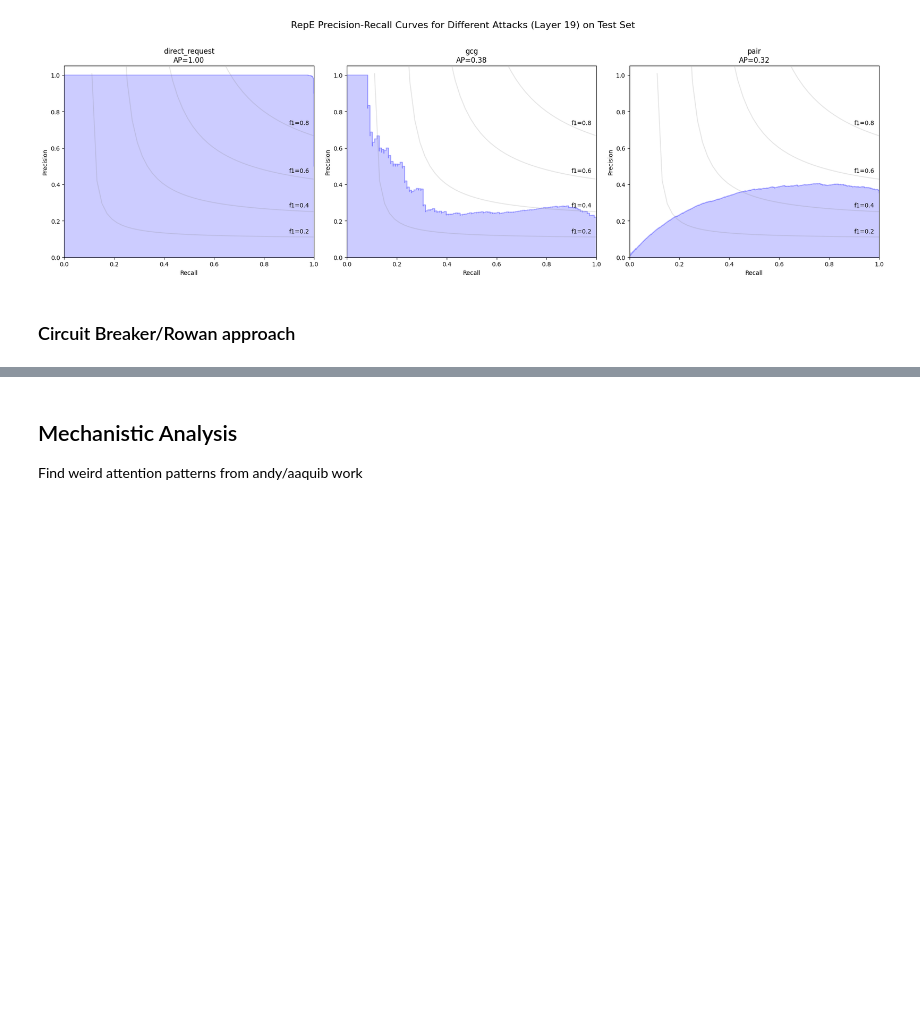
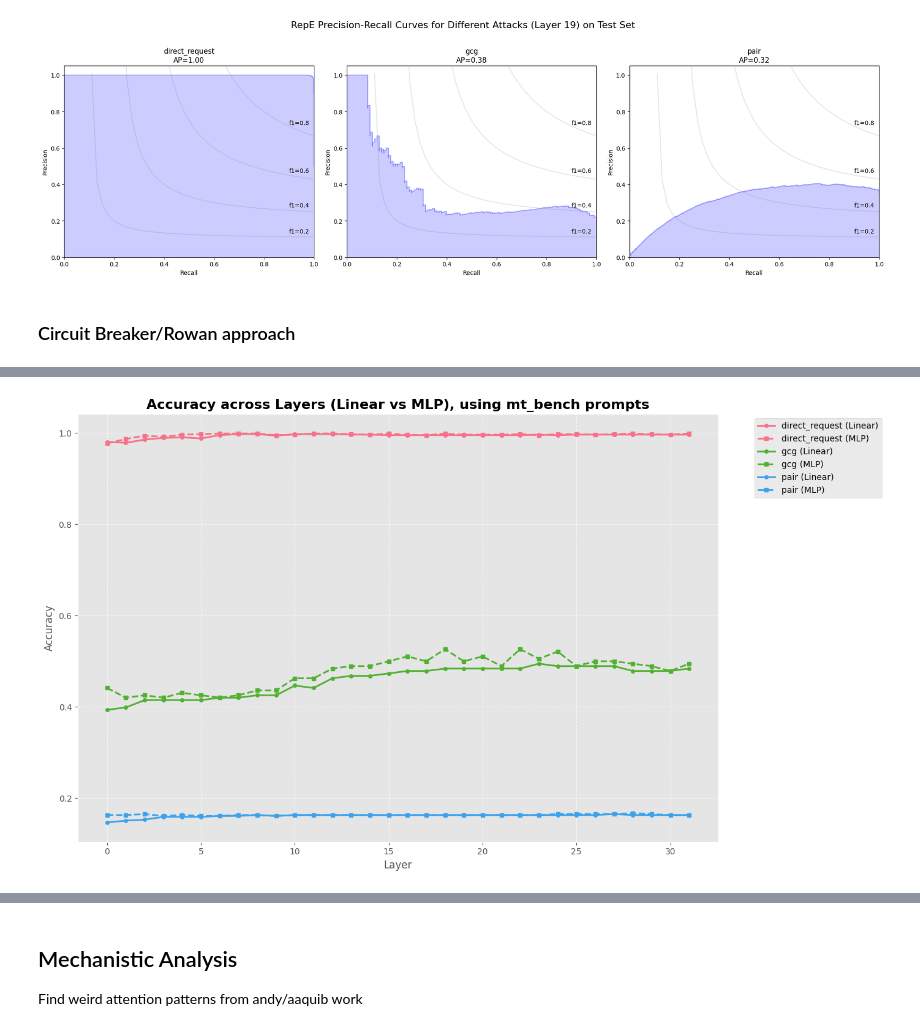
Before and after one commit to abhay-sheshadri/sae_experiments, a Jupyter notebook: jailbreak_mad_baselines.ipynb, the cells around one changed output, grey strips where cells are left out. Cells and saved outputs as stored; diff of their text form; code cells hidden in the pictures; blank space fills up the shorter version.

```diff
--- a/jailbreak_mad_baselines.ipynb
+++ b/jailbreak_mad_baselines.ipynb
@@ -612,0 +718,86 @@ mlp_probe.fit(all_data, labels)
+# %%
+use_mt_bench = True
+
+linear_accuracies = defaultdict(list)
+mlp_accuracies = defaultdict(list)
+linear_roc_aucs = defaultdict(list)
+mlp_roc_aucs = defaultdict(list)
+linear_average_precisions = defaultdict(list)
+mlp_average_precisions = defaultdict(list)
+
+if use_mt_bench:
+    test_benign_data = mt_bench_cache
+else:
+    test_benign_data = benign_test_cache
+
+do_test = False
+
+if do_test:
+    for layer in tqdm(range(model.cfg.n_layers)):
+        all_data = np.concatenate([sample_harmful_cache[layer].float().numpy(), sample_benign_cache[layer].float().numpy()])
+        labels = np.concatenate([np.ones(sample_harmful_cache[layer].shape[0]), np.zeros(sample_benign_cache[layer].shape[0])])
+        # shuffle
+        shuffle_indices = np.arange(len(all_data))
+        np.random.shuffle(shuffle_indices)
+        all_data = all_data[shuffle_indices]
+        labels = labels[shuffle_indices]
+
+        # train linear probe
+        linear_probe = LogisticRegression(max_iter=1000)
+        linear_probe.fit(all_data, labels)
+
+        # train 2 layer MLP probe, hidden layer sizes 32, 32
+        mlp_probe = MLPClassifier(hidden_layer_sizes=(32, 32), max_iter=1000000)
+        mlp_probe.fit(all_data, labels)
+
+        # evaluate on test set + attacks
+        for attack_name in attack_names:
+            attack_data = attack_cache[attack_name][layer].float().numpy()
+            test_data = np.concatenate([test_benign_data[layer].float().numpy(), attack_data])
+            test_labels = np.concatenate([np.zeros(test_benign_data[layer].shape[0]), np.ones(attack_data.shape[0])])
+            linear_accuracy, linear_roc_auc, linear_average_precision, _, _, _, _ = evaluate_probe(linear_probe, test_data, test_labels, plot=False)
+            mlp_accuracy, mlp_roc_auc, mlp_average_precision, _, _, _, _ = evaluate_probe(mlp_probe, test_data, test_labels, plot=False)
+            linear_accuracies[attack_name].append(linear_accuracy)
+            mlp_accuracies[attack_name].append(mlp_accuracy)
+            linear_roc_aucs[attack_name].append(linear_roc_auc)
+            mlp_roc_aucs[attack_name].append(mlp_roc_auc)
+            linear_average_precisions[attack_name].append(linear_average_precision)
+            mlp_average_precisions[attack_name].append(mlp_average_precision)
+
+    import matplotlib.pyplot as plt
+    import seaborn as sns
+
+    def plot_combined_metric(linear_metric, mlp_metric, title, ylabel):
+        plt.figure(figsize=(14, 8))
+
+        # Set the style
+        plt.style.use('ggplot')
+
+        # Generate a color palette
+        colors = sns.color_palette("husl", len(linear_metric))
+
+        for (attack_name, linear_values), color in zip(linear_metric.items(), colors):
+            mlp_values = mlp_metric[attack_name]
+            plt.plot(range(model.cfg.n_layers), linear_values, label=f'{attack_name} (Linear)',
+                    linestyle='-', linewidth=2, color=color, marker='o', markersize=4)
+            plt.plot(range(model.cfg.n_layers), mlp_values, label=f'{attack_name} (MLP)',
+                    linestyle='--', linewidth=2, color=color, marker='s', markersize=4)
+
+        plt.xlabel("Layer", fontsize=12)
+        plt.ylabel(ylabel, fontsize=12)
+        plt.title(title, fontsize=16, fontweight='bold')
+        plt.legend(bbox_to_anchor=(1.05, 1), loc='upper left', fontsize=10)
+        plt.grid(True, linestyle='--', alpha=0.7)
+        plt.tight_layout()
+        plt.show()
+
+    # Plot accuracies
+    plot_combined_metric(linear_accuracies, mlp_accuracies, f"Accuracy across Layers (Linear vs MLP), using {'mt_bench' if use_mt_bench else 'benign'} prompts", "Accuracy")
+
+    # Plot ROC AUCs
+    plot_combined_metric(linear_roc_aucs, mlp_roc_aucs, f"ROC AUC across Layers (Linear vs MLP), using {'mt_bench' if use_mt_bench else 'benign'} prompts", "ROC AUC")
+
+    # Plot Average Precisions
+    plot_combined_metric(linear_average_precisions, mlp_average_precisions, f"Average Precision across Layers (Linear vs MLP), using {'mt_bench' if use_mt_bench else 'benign'} prompts", "Average Precision")
+# %% [output]
+[figure, added]
```
Also changed, not shown: parts of 30 cells of this notebook.
